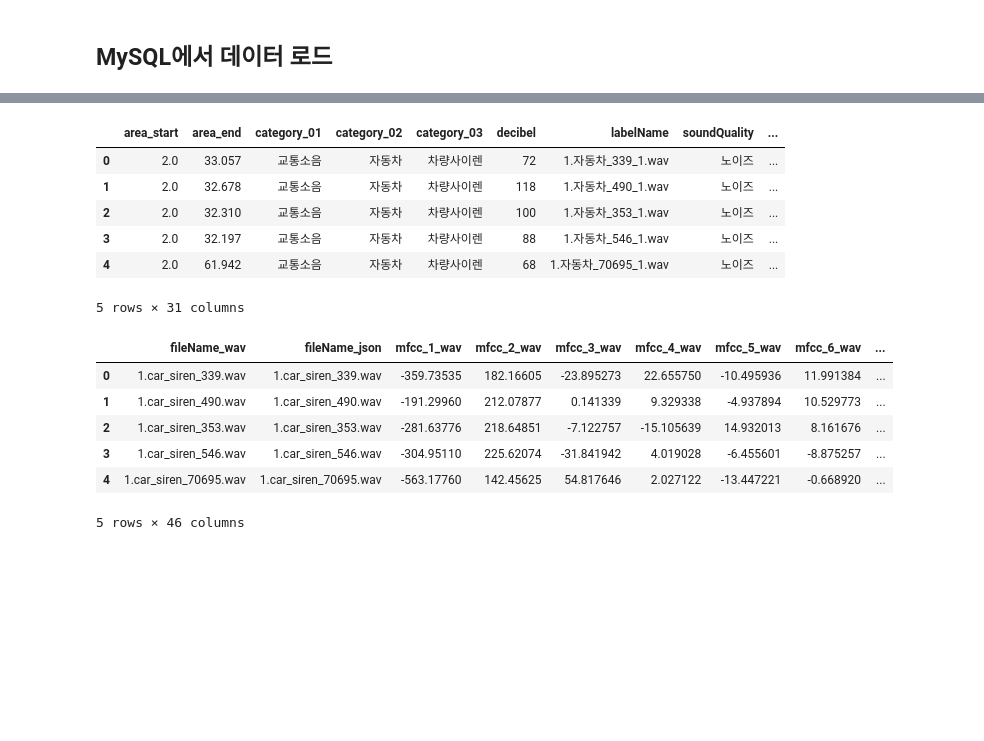
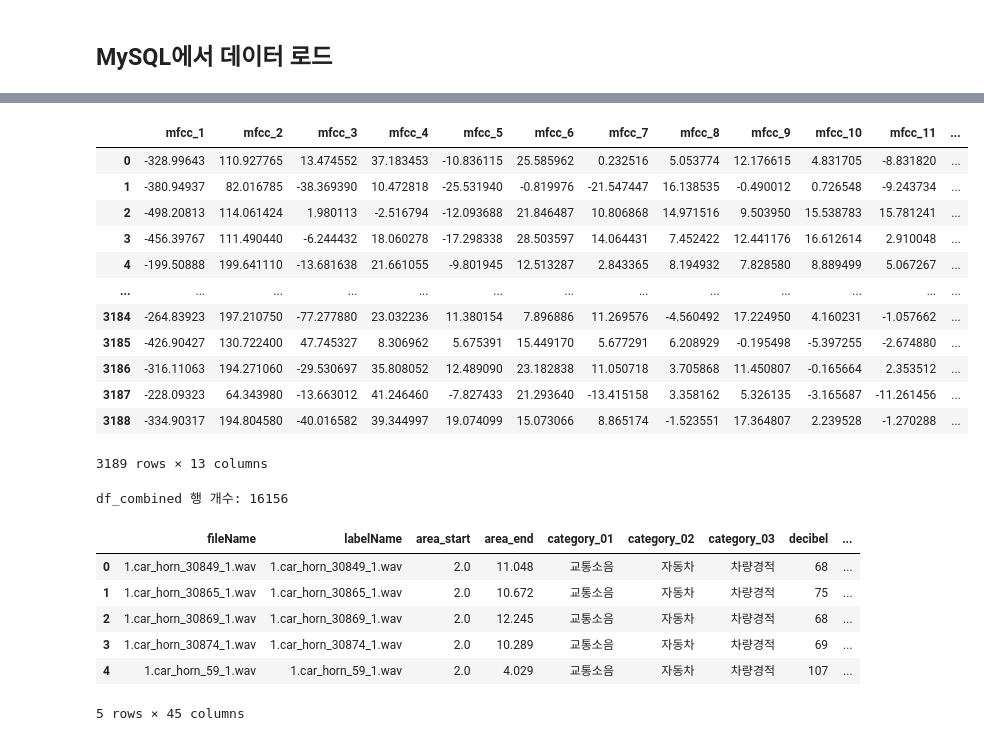
Before and after one commit to selina7704/noise-data-platform, a Jupyter notebook: ES/mysql data to ml.ipynb, the cells around one changed output, grey strips where cells are left out. Cells and saved outputs as stored; diff of their text form; code cells hidden in the pictures; blank space fills up the shorter version.

```diff
--- a/ES/mysql data to ml.ipynb
+++ b/ES/mysql data to ml.ipynb
@@ -19,10 +24,17 @@ DB_NAME = "my_db"
 # %%
 # MySQL에서 데이터 가져오기
 conn = pymysql.connect(host=DB_HOST, user=DB_USER, password=DB_PASSWORD, database=DB_NAME)
-query = f"SELECT * FROM merge_car_siren"
-query1 = f"SELECT * FROM merge_car_horn"
+car_siren = f"SELECT * FROM merge_car_siren"
+car_horn = f"SELECT * FROM merge_car_horn"
+car_driving = f'SELECT * FROM merge_car_driving_sound'
+motorcycle_horn  = f'SELECT * FROM merge_motorcycle_horn'
+motorcycle_driving  = f'SELECT * FROM merge_motorcycle_driving_sound'
 
-car_horn_df = pd.read_sql(query, conn)
-car_siren_df =  pd.read_sql(query1, conn)
+car_siren_df =  pd.read_sql(car_siren, conn)
+car_horn_df = pd.read_sql(car_horn, conn)
+car_driving_df = pd.read_sql(car_driving, conn)
+motorcycle_horn_df= pd.read_sql(motorcycle_horn, conn)
+motorcycle_driving_df = pd.read_sql(motorcycle_driving, conn)
+
 conn.close()
 # %% [markdown]
@@ -56,24 +84,32 @@ memory usage: 537.4+ KB
 # %%
-car_horn_df.iloc[0:5,15:]
+car_horn_df.iloc[ : ,-13:]
 # %% [output]
-|  | area_start | area_end | category_01 | category_02 | category_03 | decibel | labelName | soundQuality | ... |
-| 0 | 2.0 | 33.057 | 교통소음 | 자동차 | 차량사이렌 | 72 | 1.자동차_339_1.wav | 노이즈 | ... |
-| 1 | 2.0 | 32.678 | 교통소음 | 자동차 | 차량사이렌 | 118 | 1.자동차_490_1.wav | 노이즈 | ... |
-| 2 | 2.0 | 32.310 | 교통소음 | 자동차 | 차량사이렌 | 100 | 1.자동차_353_1.wav | 노이즈 | ... |
-| 3 | 2.0 | 32.197 | 교통소음 | 자동차 | 차량사이렌 | 88 | 1.자동차_546_1.wav | 노이즈 | ... |
-| 4 | 2.0 | 61.942 | 교통소음 | 자동차 | 차량사이렌 | 68 | 1.자동차_70695_1.wav | 노이즈 | ... |
+|  | mfcc_1 | mfcc_2 | mfcc_3 | mfcc_4 | mfcc_5 | mfcc_6 | mfcc_7 | mfcc_8 | mfcc_9 | mfcc_10 | mfcc_11 | ... |
+| 0 | -328.99643 | 110.927765 | 13.474552 | 37.183453 | -10.836115 | 25.585962 | 0.232516 | 5.053774 | 12.176615 | 4.831705 | -8.831820 | ... |
+| 1 | -380.94937 | 82.016785 | -38.369390 | 10.472818 | -25.531940 | -0.819976 | -21.547447 | 16.138535 | -0.490012 | 0.726548 | -9.243734 | ... |
+| 2 | -498.20813 | 114.061424 | 1.980113 | -2.516794 | -12.093688 | 21.846487 | 10.806868 | 14.971516 | 9.503950 | 15.538783 | 15.781241 | ... |
+| 3 | -456.39767 | 111.490440 | -6.244432 | 18.060278 | -17.298338 | 28.503597 | 14.064431 | 7.452422 | 12.441176 | 16.612614 | 2.910048 | ... |
+| 4 | -199.50888 | 199.641110 | -13.681638 | 21.661055 | -9.801945 | 12.513287 | 2.843365 | 8.194932 | 7.828580 | 8.889499 | 5.067267 | ... |
+| ... | ... | ... | ... | ... | ... | ... | ... | ... | ... | ... | ... | ... |
+| 3184 | -264.83923 | 197.210750 | -77.277880 | 23.032236 | 11.380154 | 7.896886 | 11.269576 | -4.560492 | 17.224950 | 4.160231 | -1.057662 | ... |
+| 3185 | -426.90427 | 130.722400 | 47.745327 | 8.306962 | 5.675391 | 15.449170 | 5.677291 | 6.208929 | -0.195498 | -5.397255 | -2.674880 | ... |
+| 3186 | -316.11063 | 194.271060 | -29.530697 | 35.808052 | 12.489090 | 23.182838 | 11.050718 | 3.705868 | 11.450807 | -0.165664 | 2.353512 | ... |
+| 3187 | -228.09323 | 64.343980 | -13.663012 | 41.246460 | -7.827433 | 21.293640 | -13.415158 | 3.358162 | 5.326135 | -3.165687 | -11.261456 | ... |
+| 3188 | -334.90317 | 194.804580 | -40.016582 | 39.344997 | 19.074099 | 15.073066 | 8.865174 | -1.523551 | 17.364807 | 2.239528 | -1.270288 | ... |
-5 rows × 31 columns
+3189 rows × 13 columns
 # %%
 #데이터프레임 병합
-df_combined = pd.concat([car_horn_df, car_siren_df], ignore_index=True)
+df_combined = pd.concat([car_horn_df, car_siren_df,car_driving_df,motorcycle_horn_df,motorcycle_driving_df], ignore_index=True)
 
+print(f'df_combined 행 개수: {len(df_combined)}')
 df_combined.head()
 # %% [output]
+df_combined 행 개수: 16156
-|  | fileName_wav | fileName_json | mfcc_1_wav | mfcc_2_wav | mfcc_3_wav | mfcc_4_wav | mfcc_5_wav | mfcc_6_wav | ... |
-| 0 | 1.car_siren_339.wav | 1.car_siren_339.wav | -359.73535 | 182.16605 | -23.895273 | 22.655750 | -10.495936 | 11.991384 | ... |
-| 1 | 1.car_siren_490.wav | 1.car_siren_490.wav | -191.29960 | 212.07877 | 0.141339 | 9.329338 | -4.937894 | 10.529773 | ... |
-| 2 | 1.car_siren_353.wav | 1.car_siren_353.wav | -281.63776 | 218.64851 | -7.122757 | -15.105639 | 14.932013 | 8.161676 | ... |
-| 3 | 1.car_siren_546.wav | 1.car_siren_546.wav | -304.95110 | 225.62074 | -31.841942 | 4.019028 | -6.455601 | -8.875257 | ... |
-| 4 | 1.car_siren_70695.wav | 1.car_siren_70695.wav | -563.17760 | 142.45625 | 54.817646 | 2.027122 | -13.447221 | -0.668920 | ... |
+|  | fileName | labelName | area_start | area_end | category_01 | category_02 | category_03 | decibel | ... |
+| 0 | 1.car_horn_30849_1.wav | 1.car_horn_30849_1.wav | 2.0 | 11.048 | 교통소음 | 자동차 | 차량경적 | 68 | ... |
+| 1 | 1.car_horn_30865_1.wav | 1.car_horn_30865_1.wav | 2.0 | 10.672 | 교통소음 | 자동차 | 차량경적 | 75 | ... |
+| 2 | 1.car_horn_30869_1.wav | 1.car_horn_30869_1.wav | 2.0 | 12.245 | 교통소음 | 자동차 | 차량경적 | 68 | ... |
+| 3 | 1.car_horn_30874_1.wav | 1.car_horn_30874_1.wav | 2.0 | 10.289 | 교통소음 | 자동차 | 차량경적 | 69 | ... |
+| 4 | 1.car_horn_59_1.wav | 1.car_horn_59_1.wav | 2.0 | 4.029 | 교통소음 | 자동차 | 차량경적 | 107 | ... |
-5 rows × 46 columns
+5 rows × 45 columns
 # %%
```
Also changed, not shown: parts of 17 cells of this notebook.
